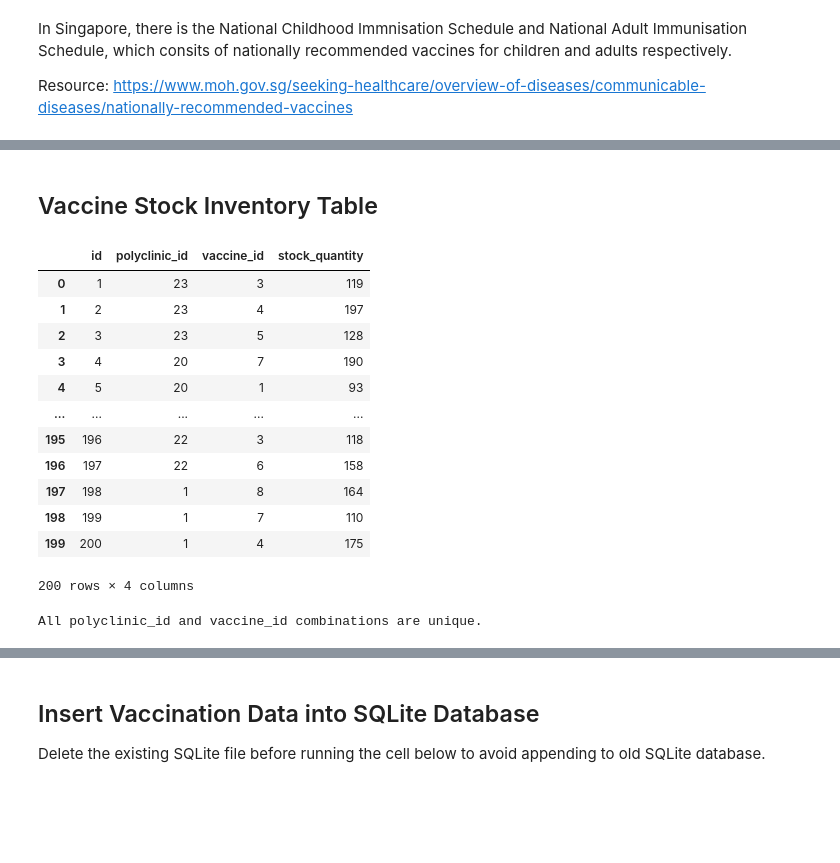
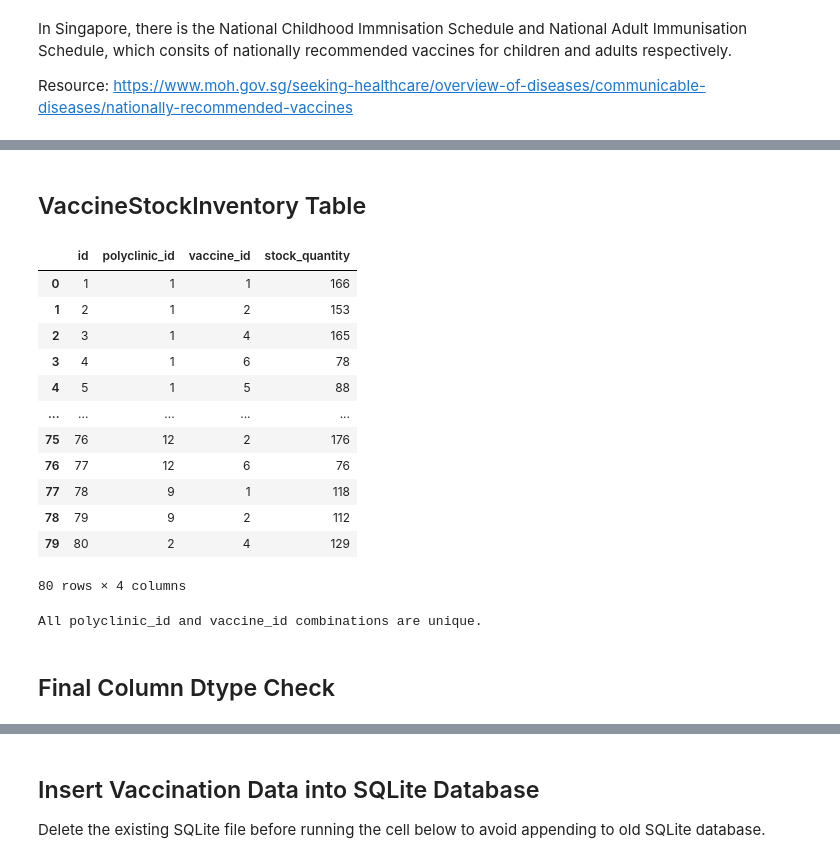
Before and after one commit to 0Upjh80d/agents, a Jupyter notebook: notebooks/genarate_database.ipynb, the cells around one changed output, grey strips where cells are left out. Saved outputs shown, nothing was run; the diff lists cells and outputs as text; code cells hidden in the pictures; blank space fills up the shorter version.

```diff
--- a/notebooks/genarate_database.ipynb
+++ b/notebooks/genarate_database.ipynb
@@ -543,31 +555,28 @@ Resource: https://www.moh.gov.sg/seeking-healthcare/overview-of-diseases/communi
 # %%
 # Vaccine Table
 vaccines_data = {
-    "id": [1, 2, 3, 4, 5, 6, 7, 8],
-    "name": [
+    "id": [i for i in range(1, 8)],
+    "name": [  # Adult Vaccines
         "Influenza (INF)",
+        "Pneumococcal Conjugate (PCV13)",
         "Human Papillomavirus (HPV)",
-        "Pneumococcal",
-        "Human Immunodeficiency Viruses (HIV)",
         "Tetanus, Diphtheria, Pertussis (Tdap)",
         "Hepatitis B (HepB)",
         "Measles, Mumps, Rubella (MMR)",
         "Varicella (VAR)",
     ],
-    "price": [9.0, 0.0, 16.0, 23.0, 10.0, 9.0, 9.0, 11.0],
-    "doses_required": [2, 4, 1, 2, 1, 2, 1, 3],
+    "price": [9.0, 16.0, 23.0, 10.0, 9.0, 9.0, 11.0],
+    "doses_required": [1, 1, 3, 1, 3, 2, 2],
     "age_criteria": [
-        "18+ years old",
         "18+ years old",
         "65+ years old",
         "18-26 years old",
-        "27-64 years old",
+        "18+ years old",
         "18+ years old",
         "18+ years old",
         "18+ years old",
     ],
     "gender_criteria": [
-        "None",
         "None",
         "None",
         "Female",
@@ -683,14 +717,15 @@ display(vaccine_records_df)
 500 rows × 5 columns
 # %% [markdown]
-## Vaccine Stock Inventory Table
+## VaccineStockInventory Table
 # %%
-# 30 polyclinics
-# 8 vaccines
+# Polyclinics count: 13
+# Vaccines count: 7
+# Number of recrods: Polyclinics * Vaccines = 91
+
+# Assumming vaccines are not avaliable at all polyclinics
+total_records = 80
+
 # Vaccine Stock Inventory Table
-# Number of records
-total_records = 200
-
-# Initialize a list to hold the vaccine stock data
 vaccine_stock_data = {
     "id": [],
     "polyclinic_id": [],
@@ -702,43 +737,43 @@ vaccine_stock_data = {
 existing_combinations = set()
 
 id_counter = 1
 
 # Loop to create 200 records with random vaccine availability
 while len(vaccine_stock_data["polyclinic_id"]) < total_records:
     polyclinic = random.choice(polyclinics_df["id"])  # Randomly choose a polyclinic
     available_vaccines = random.sample(
         vaccines_df["id"].tolist(), random.randint(1, len(vaccines_df))
     )  # Randomly pick some vaccines for the polyclinic
 
     for vaccine in available_vaccines:
         # Ensure the (polyclinic_id, vaccine_id) combination is unique
         combination = (polyclinic, vaccine)
         if combination not in existing_combinations:
             vaccine_stock_data["id"].append(id_counter)
             vaccine_stock_data["polyclinic_id"].append(polyclinic)  # Polyclinic ID
             vaccine_stock_data["vaccine_id"].append(vaccine)  # Vaccine ID
             vaccine_stock_data["stock_quantity"].append(
                 random.randint(50, 200)
             )  # Random stock quantity
             existing_combinations.add(combination)  # Track the combination
             id_counter += 1  # Increment ID
 
 # Convert to DataFrame
 vaccine_stock_df = pd.DataFrame(vaccine_stock_data)
 # Display the resulting DataFrame
 display(vaccine_stock_df)
 # %% [output]
 |  | id | polyclinic_id | vaccine_id | stock_quantity |
-| 0 | 1 | 23 | 3 | 119 |
-| 1 | 2 | 23 | 4 | 197 |
-| 2 | 3 | 23 | 5 | 128 |
-| 3 | 4 | 20 | 7 | 190 |
-| 4 | 5 | 20 | 1 | 93 |
+| 0 | 1 | 1 | 1 | 166 |
+| 1 | 2 | 1 | 2 | 153 |
+| 2 | 3 | 1 | 4 | 165 |
+| 3 | 4 | 1 | 6 | 78 |
+| 4 | 5 | 1 | 5 | 88 |
 | ... | ... | ... | ... | ... |
-| 195 | 196 | 22 | 3 | 118 |
-| 196 | 197 | 22 | 6 | 158 |
-| 197 | 198 | 1 | 8 | 164 |
-| 198 | 199 | 1 | 7 | 110 |
-| 199 | 200 | 1 | 4 | 175 |
+| 75 | 76 | 12 | 2 | 176 |
+| 76 | 77 | 12 | 6 | 76 |
+| 77 | 78 | 9 | 1 | 118 |
+| 78 | 79 | 9 | 2 | 112 |
+| 79 | 80 | 2 | 4 | 129 |
-200 rows × 4 columns
+80 rows × 4 columns
 # %%
@@ -760,3 +798,5 @@ else:
     print("All polyclinic_id and vaccine_id combinations are unique.")
 # %% [output]
 All polyclinic_id and vaccine_id combinations are unique.
+# %% [markdown]
+## Final Column Dtype Check
```
Also changed, not shown: parts of 16 cells of this notebook.
